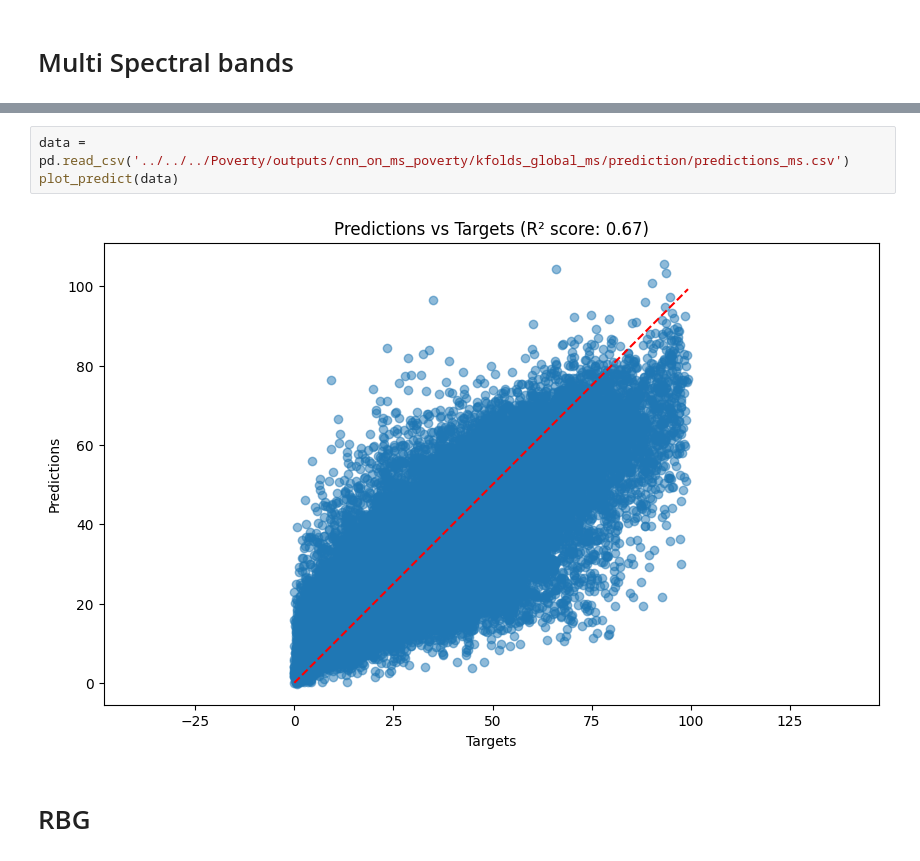
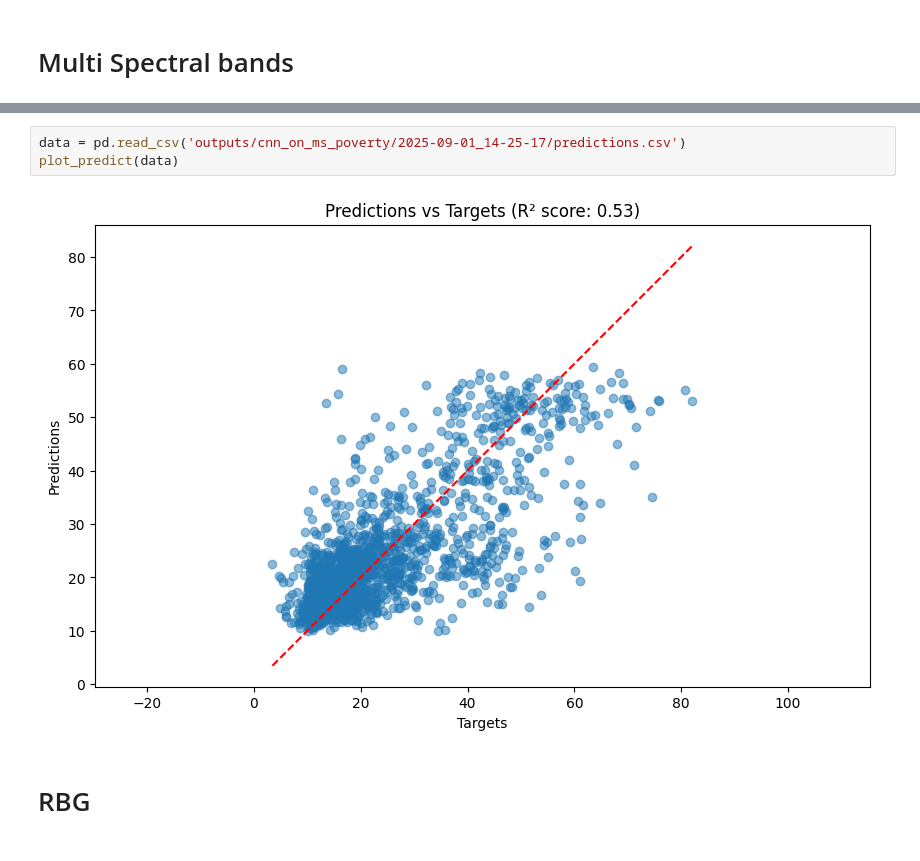
Before and after one commit to morand-g/malpolon-marbec, a Jupyter notebook: examples/poverty/results.ipynb, the cells around one changed output, grey strips where cells are left out. Saved outputs shown, nothing was run; the diff lists cells and outputs as text.

```diff
--- a/examples/poverty/results.ipynb
+++ b/examples/poverty/results.ipynb
@@ -24,10 +24,10 @@ plot_predict(data)
 Reusing TensorBoard on port 6007 (pid 8856), started 0:00:04 ago. (Use '!kill 8856' to kill it.)
 [interactive output not drawn]
 # %%
-data = pd.read_csv('../../../Poverty/outputs/cnn_on_ms_poverty/kfolds_global_ms/prediction/predictions_ms.csv')
+data = pd.read_csv('outputs/cnn_on_ms_poverty/2025-09-01_14-25-17/predictions.csv')
 plot_predict(data)
 # %% [output]
-[figure, old version]
+[figure, new version]
 # %% [markdown]
 # RBG
 # %%
```
Also changed, not shown: parts of 3 cells of this notebook, 4 other files.
